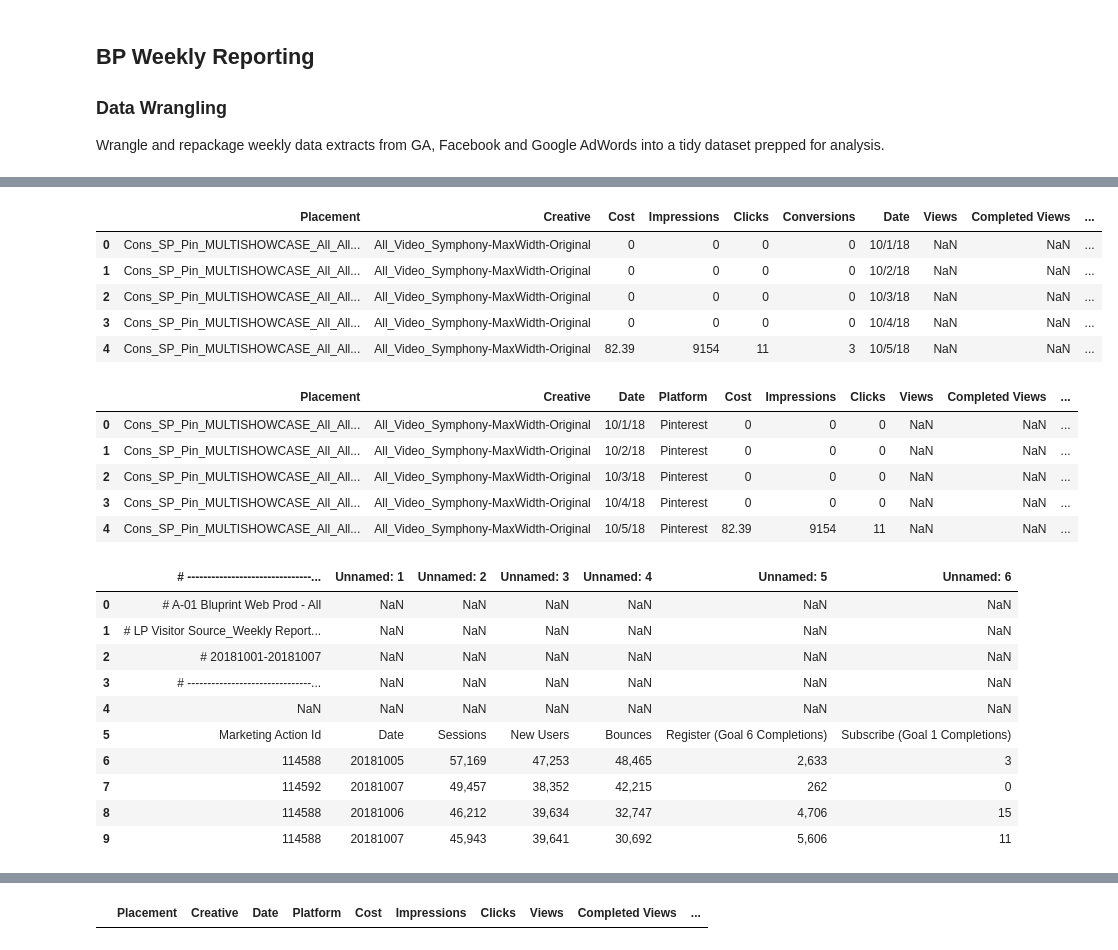
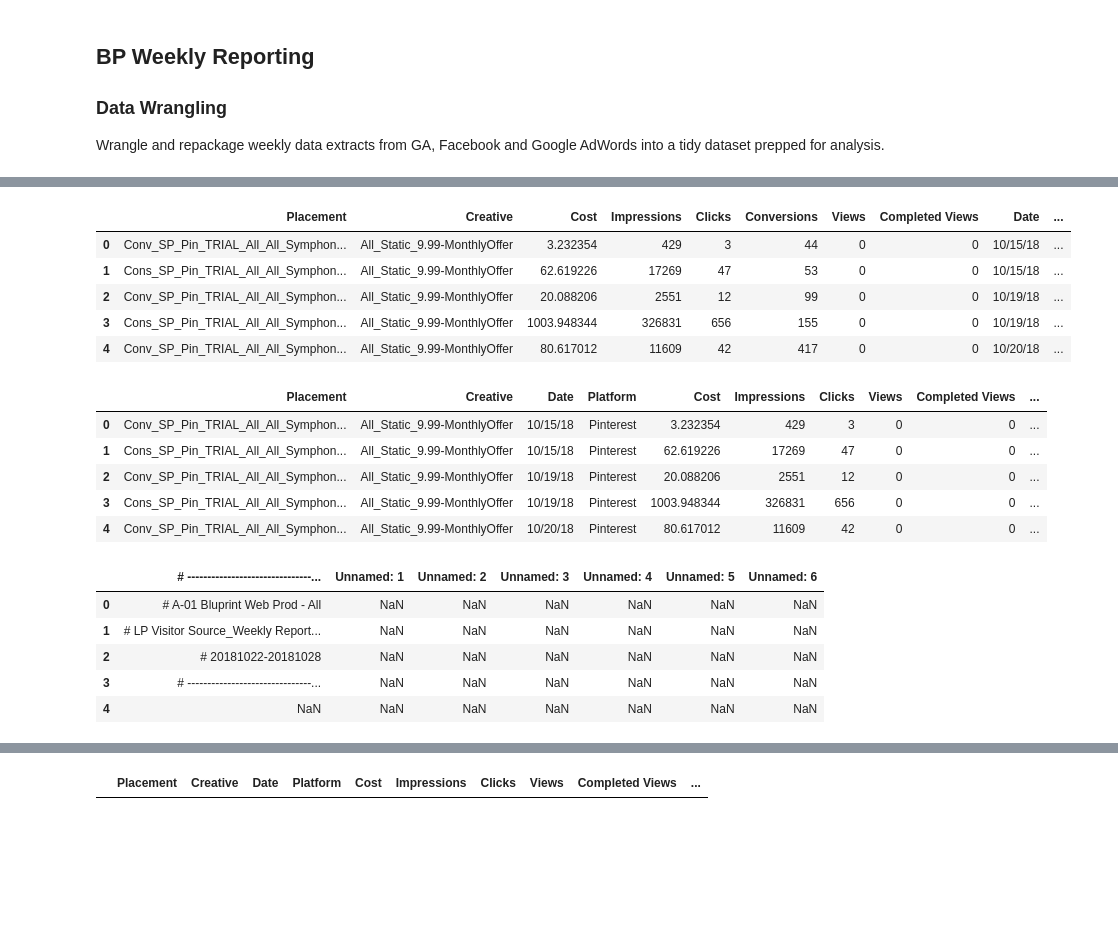
Before and after one commit to ccaddel/bp_data_wrangling, a Jupyter notebook: build_data_script_reverse_engineer.ipynb, the cells around one changed output, grey strips where cells are left out. Saved outputs shown, nothing was run; the diff lists cells and outputs as text; code cells hidden in the pictures; blank space fills up the shorter version.

```diff
--- a/build_data_script_reverse_engineer.ipynb
+++ b/build_data_script_reverse_engineer.ipynb
@@ -206,5 +202,5 @@ Pinterest.head()
 # %%
 # filter out unwanted columns, more efficient than dropping due to quantity of columns
-Pinterest = Pinterest.filter(['Ad group name','Promoted Pin name','Spend','Total impressions','Total clicks','Total conversions','Date'])
+Pinterest = Pinterest.filter(['Pin promotion ad group name','Promoted Pin name','Spend','Total impressions','Total clicks','Total conversions','Total MRC video views','Total video watched at 100%','Date'])
 Pinterest.head()
 # %% [output]
@@ -217,5 +213,5 @@ Pinterest.head()
 # %%
 # rename columns
-Pinterest.columns = ['Placement', 'Creative', 'Cost', 'Impressions', 'Clicks', 'Conversions', 'Date']
+Pinterest.columns = ['Placement', 'Creative', 'Cost', 'Impressions', 'Clicks', 'Conversions', 'Views', 'Completed Views','Date']
 Pinterest.head()
 # %% [output]
@@ -228,42 +224,36 @@ Pinterest.head()
 # %%
 # add columns to match FB df
-Pinterest['Views'], Pinterest['Completed Views'] = [np.nan, np.nan]
 Pinterest['Platform'] = 'Pinterest'
 Pinterest.head()
 # %% [output]
-|  | Placement | Creative | Cost | Impressions | Clicks | Conversions | Date | Views | Completed Views | ... |
-| 0 | Cons_SP_Pin_MULTISHOWCASE_All_All... | All_Video_Symphony-MaxWidth-Original | 0 | 0 | 0 | 0 | 10/1/18 | NaN | NaN | ... |
-| 1 | Cons_SP_Pin_MULTISHOWCASE_All_All... | All_Video_Symphony-MaxWidth-Original | 0 | 0 | 0 | 0 | 10/2/18 | NaN | NaN | ... |
-| 2 | Cons_SP_Pin_MULTISHOWCASE_All_All... | All_Video_Symphony-MaxWidth-Original | 0 | 0 | 0 | 0 | 10/3/18 | NaN | NaN | ... |
-| 3 | Cons_SP_Pin_MULTISHOWCASE_All_All... | All_Video_Symphony-MaxWidth-Original | 0 | 0 | 0 | 0 | 10/4/18 | NaN | NaN | ... |
-| 4 | Cons_SP_Pin_MULTISHOWCASE_All_All... | All_Video_Symphony-MaxWidth-Original | 82.39 | 9154 | 11 | 3 | 10/5/18 | NaN | NaN | ... |
+|  | Placement | Creative | Cost | Impressions | Clicks | Conversions | Views | Completed Views | Date | ... |
+| 0 | Conv_SP_Pin_TRIAL_All_All_Symphon... | All_Static_9.99-MonthlyOffer | 3.232354 | 429 | 3 | 44 | 0 | 0 | 10/15/18 | ... |
+| 1 | Cons_SP_Pin_TRIAL_All_All_Symphon... | All_Static_9.99-MonthlyOffer | 62.619226 | 17269 | 47 | 53 | 0 | 0 | 10/15/18 | ... |
+| 2 | Conv_SP_Pin_TRIAL_All_All_Symphon... | All_Static_9.99-MonthlyOffer | 20.088206 | 2551 | 12 | 99 | 0 | 0 | 10/19/18 | ... |
+| 3 | Cons_SP_Pin_TRIAL_All_All_Symphon... | All_Static_9.99-MonthlyOffer | 1003.948344 | 326831 | 656 | 155 | 0 | 0 | 10/19/18 | ... |
+| 4 | Conv_SP_Pin_TRIAL_All_All_Symphon... | All_Static_9.99-MonthlyOffer | 80.617012 | 11609 | 42 | 417 | 0 | 0 | 10/20/18 | ... |
 # %%
 # reorder dataframe columns to make consistent with Facebook dataframe
 Pinterest = Pinterest[['Placement','Creative','Date','Platform','Cost','Impressions','Clicks','Views','Completed Views','Conversions']]
 Pinterest.head()
 # %% [output]
 |  | Placement | Creative | Date | Platform | Cost | Impressions | Clicks | Views | Completed Views | ... |
-| 0 | Cons_SP_Pin_MULTISHOWCASE_All_All... | All_Video_Symphony-MaxWidth-Original | 10/1/18 | Pinterest | 0 | 0 | 0 | NaN | NaN | ... |
-| 1 | Cons_SP_Pin_MULTISHOWCASE_All_All... | All_Video_Symphony-MaxWidth-Original | 10/2/18 | Pinterest | 0 | 0 | 0 | NaN | NaN | ... |
-| 2 | Cons_SP_Pin_MULTISHOWCASE_All_All... | All_Video_Symphony-MaxWidth-Original | 10/3/18 | Pinterest | 0 | 0 | 0 | NaN | NaN | ... |
-| 3 | Cons_SP_Pin_MULTISHOWCASE_All_All... | All_Video_Symphony-MaxWidth-Original | 10/4/18 | Pinterest | 0 | 0 | 0 | NaN | NaN | ... |
-| 4 | Cons_SP_Pin_MULTISHOWCASE_All_All... | All_Video_Symphony-MaxWidth-Original | 10/5/18 | Pinterest | 82.39 | 9154 | 11 | NaN | NaN | ... |
+| 0 | Conv_SP_Pin_TRIAL_All_All_Symphon... | All_Static_9.99-MonthlyOffer | 10/15/18 | Pinterest | 3.232354 | 429 | 3 | 0 | 0 | ... |
+| 1 | Cons_SP_Pin_TRIAL_All_All_Symphon... | All_Static_9.99-MonthlyOffer | 10/15/18 | Pinterest | 62.619226 | 17269 | 47 | 0 | 0 | ... |
+| 2 | Conv_SP_Pin_TRIAL_All_All_Symphon... | All_Static_9.99-MonthlyOffer | 10/19/18 | Pinterest | 20.088206 | 2551 | 12 | 0 | 0 | ... |
+| 3 | Cons_SP_Pin_TRIAL_All_All_Symphon... | All_Static_9.99-MonthlyOffer | 10/19/18 | Pinterest | 1003.948344 | 326831 | 656 | 0 | 0 | ... |
+| 4 | Conv_SP_Pin_TRIAL_All_All_Symphon... | All_Static_9.99-MonthlyOffer | 10/20/18 | Pinterest | 80.617012 | 11609 | 42 | 0 | 0 | ... |
 # %%
 # read in Google Analytics export
 GoogleAnalytics = pd.read_csv('Bluprint_Weekly_Reporting_Template_Google_Analytics_Raw.csv')
-GoogleAnalytics.head(10)
+GoogleAnalytics.head()
 # %% [output]
 |  | # -------------------------------... | Unnamed: 1 | Unnamed: 2 | Unnamed: 3 | Unnamed: 4 | Unnamed: 5 | Unnamed: 6 |
 | 0 | # A-01 Bluprint Web Prod - All | NaN | NaN | NaN | NaN | NaN | NaN |
 | 1 | # LP Visitor Source_Weekly Report... | NaN | NaN | NaN | NaN | NaN | NaN |
-| 2 | # 20181001-20181007 | NaN | NaN | NaN | NaN | NaN | NaN |
+| 2 | # 20181022-20181028 | NaN | NaN | NaN | NaN | NaN | NaN |
 | 3 | # -------------------------------... | NaN | NaN | NaN | NaN | NaN | NaN |
 | 4 | NaN | NaN | NaN | NaN | NaN | NaN | NaN |
-| 5 | Marketing Action Id | Date | Sessions | New Users | Bounces | Register (Goal 6 Completions) | Subscribe (Goal 1 Completions) |
-| 6 | 114588 | 20181005 | 57,169 | 47,253 | 48,465 | 2,633 | 3 |
-| 7 | 114592 | 20181007 | 49,457 | 38,352 | 42,215 | 262 | 0 |
-| 8 | 114588 | 20181006 | 46,212 | 39,634 | 32,747 | 4,706 | 15 |
-| 9 | 114588 | 20181007 | 45,943 | 39,641 | 30,692 | 5,606 | 11 |
 # %%
 # bring up row index 5 as header and drop row indices 0-4
 GoogleAnalytics.drop(GoogleAnalytics.index[:5], inplace=True)
```
Also changed, not shown: parts of 54 cells of this notebook.
